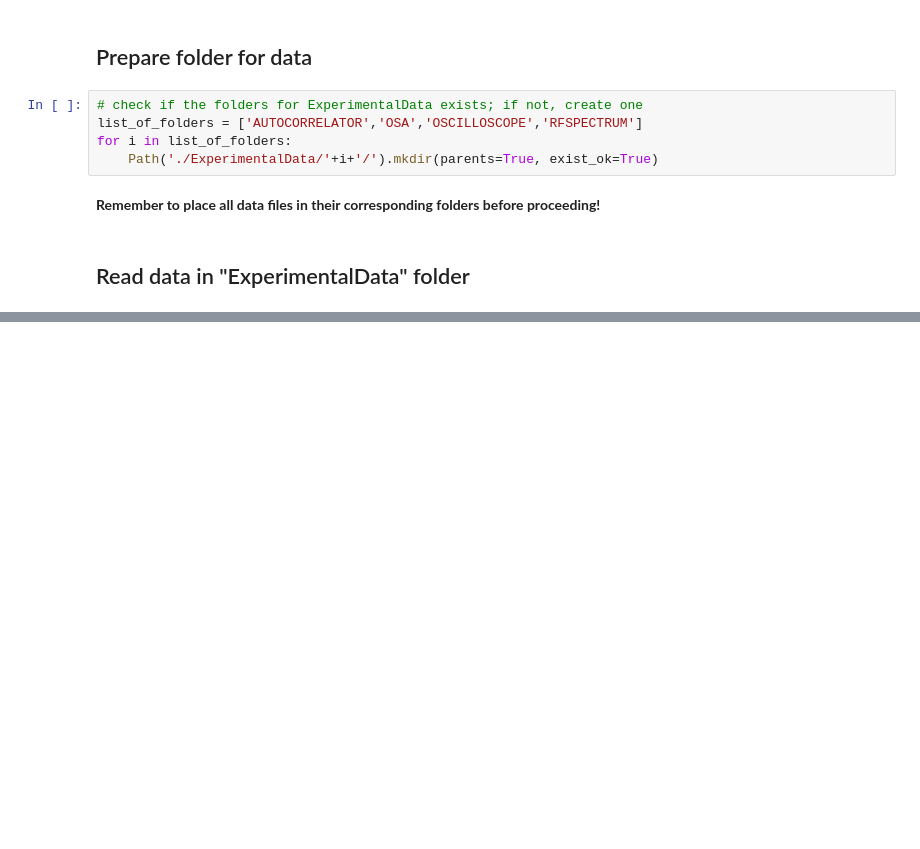
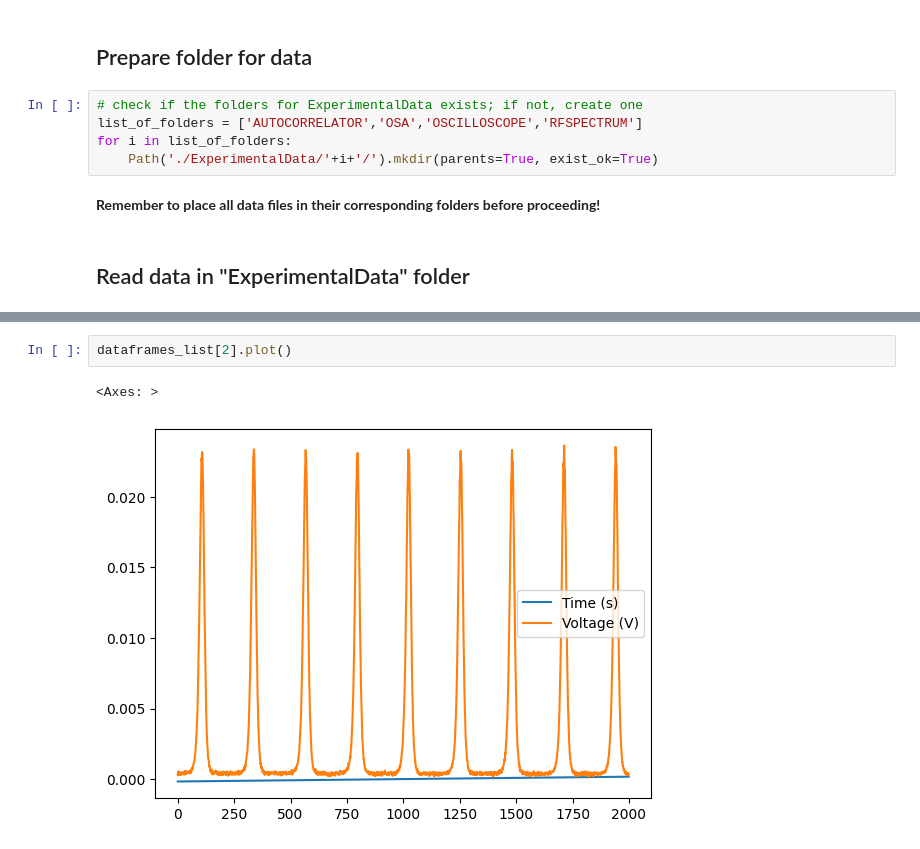
Before and after one commit to NiwEoj/Graph-o-matic-6000, a Jupyter notebook: graphs.ipynb, the cells around one changed output, grey strips where cells are left out. Cells and saved outputs as stored; diff of their text form; blank space fills up the shorter version.

```diff
--- a/graphs.ipynb
+++ b/graphs.ipynb
@@ -165,0 +181,5 @@ for dataset in dataframes_list:
+# %%
+dataframes_list[2].plot()
+# %% [output]
+<Axes: >
+[figure, added]
```
Also changed, not shown: parts of 1 cell of this notebook.
